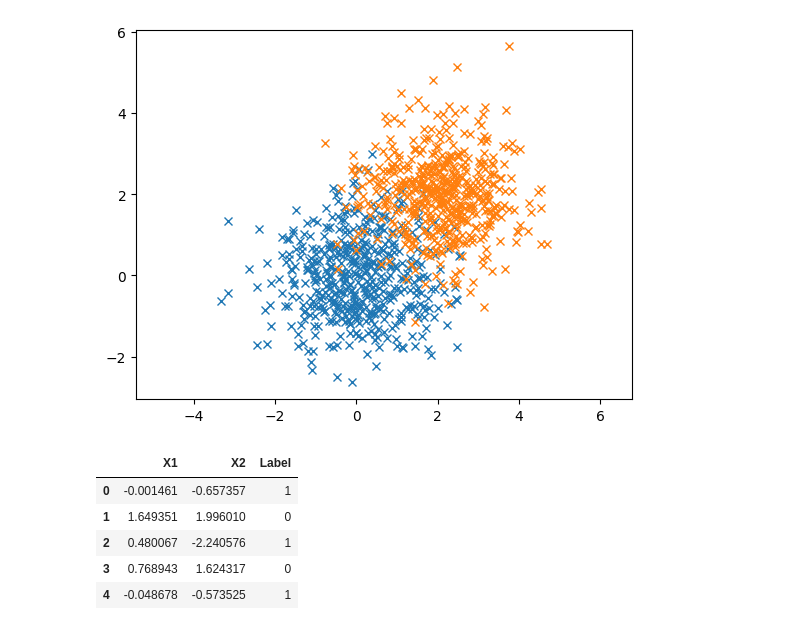
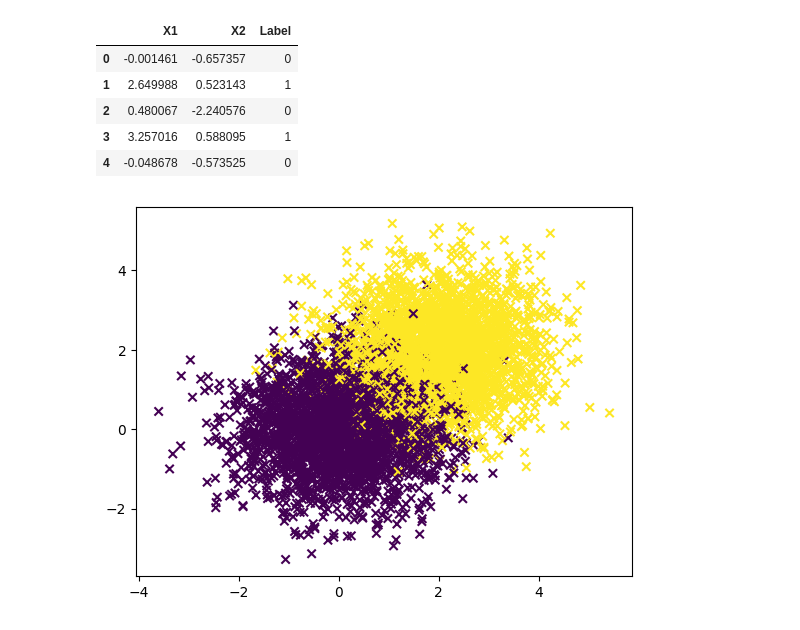
Before and after one commit to MurphLaws/Exp, a Jupyter notebook: Exp3.ipynb, the cells around one changed output. Saved outputs shown, nothing was run; the diff lists cells and outputs as text; code cells hidden in the pictures.

```diff
--- a/Exp3.ipynb
+++ b/Exp3.ipynb
@@ -27,42 +27,42 @@ from itertools import compress
 # %%
 random.seed(2349324)
 np.random.seed(2349324)
 tf.random.set_seed(2349324)
 
-n = 1000
-mean = [0,0]
+n = 5000
+mean1 = [0,0]
 covmat = [[1, 0], [0, 1]]
 cov  = covmat
-x1_1, x2_1 = np.random.multivariate_normal(mean, cov, int(n/2)).T
+x1_1, x2_1 = np.random.multivariate_normal(mean1, cov, int(n/2)).T
 
-mean = [2,2]
+mean2 = [2,2]
 cov  = covmat
-x1_2, x2_2 = np.random.multivariate_normal(mean, cov, int(n/2)).T
+x1_2, x2_2 = np.random.multivariate_normal(mean2, cov, int(n/2)).T
 
 
-plt.plot(x1_1, x2_1, 'x')
-plt.plot(x1_2, x2_2, 'x')
-plt.axis('equal')
-plt.show()
 
-pts1 = list(zip(x1_1, x2_1,itertools.repeat(1)))
-pts2 = list(zip(x1_2, x2_2,itertools.repeat(0)))
+
+pts1 = list(zip(x1_1, x2_1,itertools.repeat(0)))
+pts2 = list(zip(x1_2, x2_2,itertools.repeat(1)))
 
 
 
 first_second = pd.DataFrame(np.concatenate((pts1,pts2),axis=0), columns = ["X1", "X2", "Label"])
 second_first = pd.DataFrame(np.concatenate((pts2,pts1),axis=0), columns = ["X1", "X2", "Label"])
 interleaved  = pd.DataFrame([x for t in zip(pts1, pts2) for x in t], columns = ["X1", "X2", "Label"])
 
+
+
+plt.scatter(interleaved['X1'], interleaved['X2'], c=interleaved['Label'], cmap='viridis', marker='x')
 interleaved.head()
 # %% [output]
+|  | X1 | X2 | Label |
+| 0 | -0.001461 | -0.657357 | 0 |
+| 1 | 2.649988 | 0.523143 | 1 |
+| 2 | 0.480067 | -2.240576 | 0 |
+| 3 | 3.257016 | 0.588095 | 1 |
+| 4 | -0.048678 | -0.573525 | 0 |
-[figure, old version]
+[figure, new version]
-|  | X1 | X2 | Label |
-| 0 | -0.001461 | -0.657357 | 1 |
-| 1 | 1.649351 | 1.996010 | 0 |
-| 2 | 0.480067 | -2.240576 | 1 |
-| 3 | 0.768943 | 1.624317 | 0 |
-| 4 | -0.048678 | -0.573525 | 1 |
 # %%
 ##TODO-CODE
 #DONE Build model
```
Also changed, not shown: parts of 9 cells of this notebook, 3 other files.
